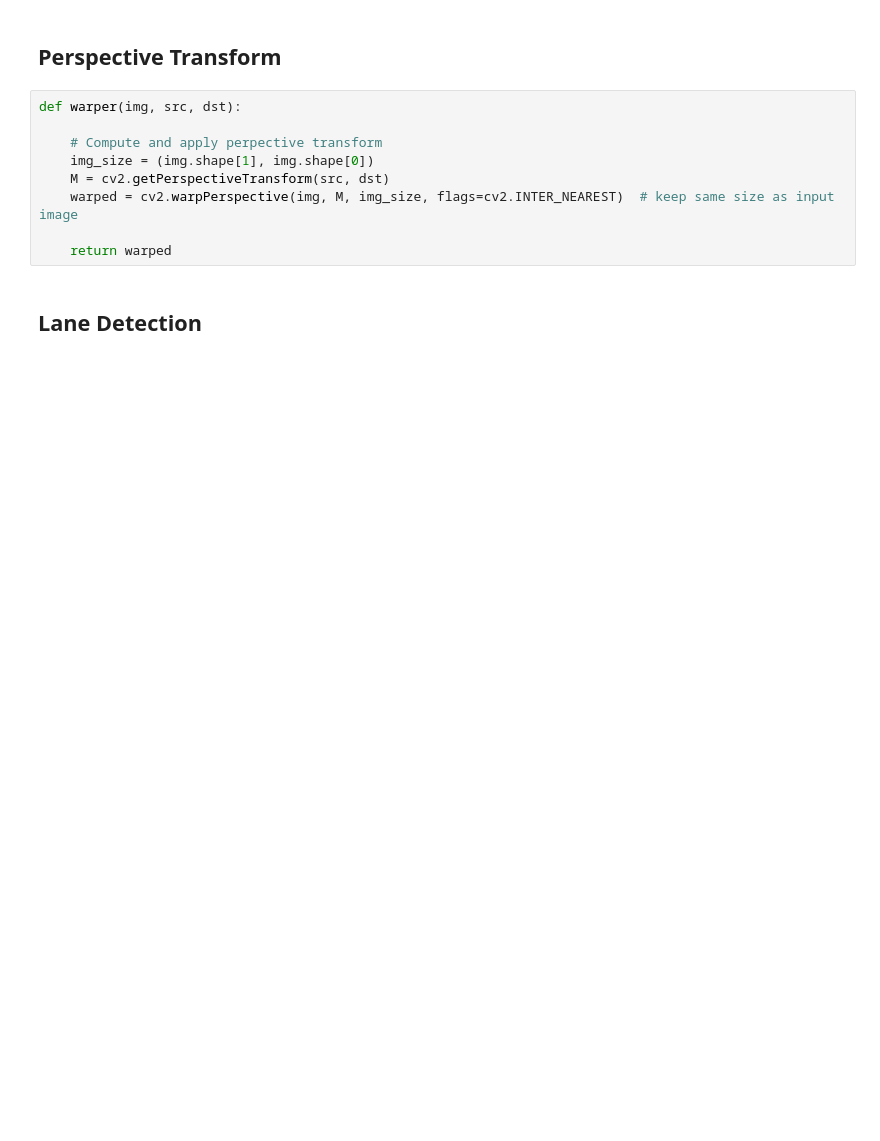
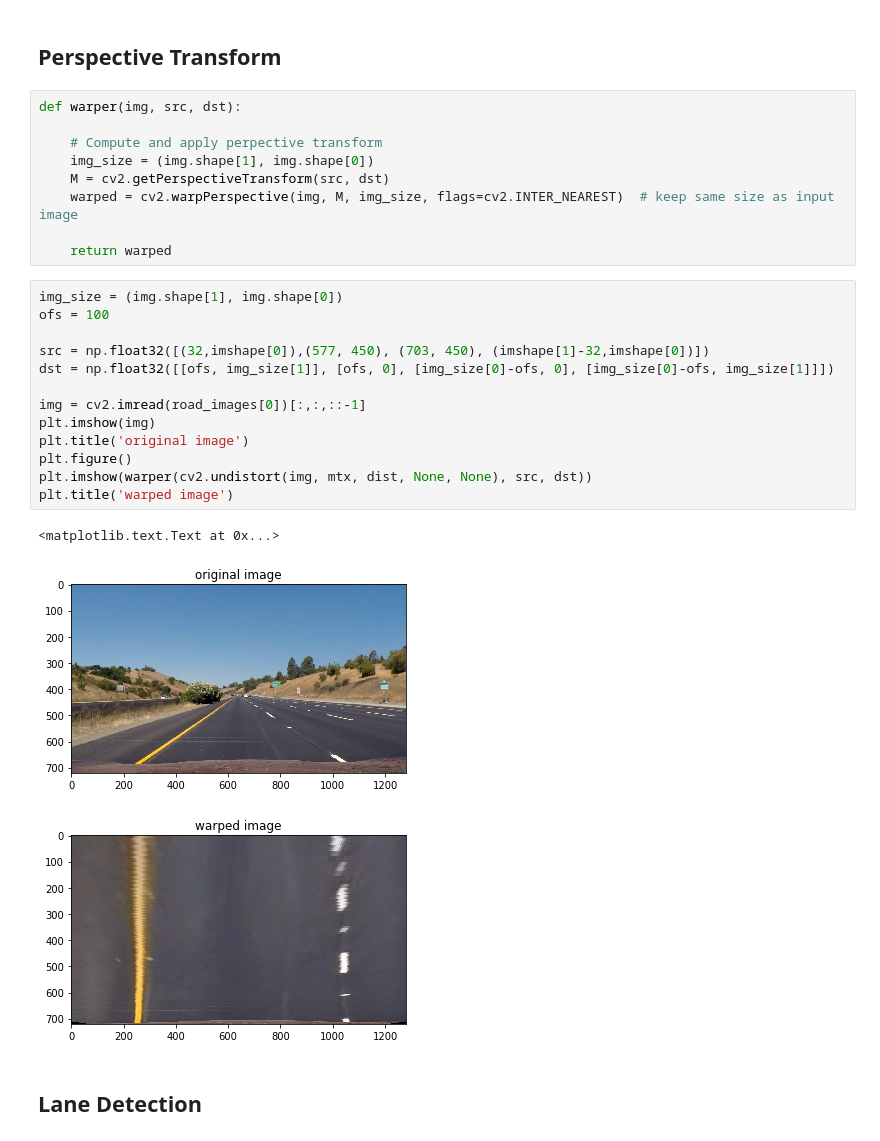
Before and after one commit to baninho/CarND-P4, a Jupyter notebook: P4.ipynb, the cells around one changed output. Saved outputs shown, nothing was run; the diff lists cells and outputs as text; blank space fills up the shorter version.

```diff
--- a/P4.ipynb
+++ b/P4.ipynb
@@ -88,5 +254,22 @@ def warper(img, src, dst):
     warped = cv2.warpPerspective(img, M, img_size, flags=cv2.INTER_NEAREST)  # keep same size as input image
 
     return warped
+# %%
+img_size = (img.shape[1], img.shape[0])
+ofs = 100
+
+src = np.float32([(32,imshape[0]),(577, 450), (703, 450), (imshape[1]-32,imshape[0])])
+dst = np.float32([[ofs, img_size[1]], [ofs, 0], [img_size[0]-ofs, 0], [img_size[0]-ofs, img_size[1]]])
+
+img = cv2.imread(road_images[0])[:,:,::-1]
+plt.imshow(img)
+plt.title('original image')
+plt.figure()
+plt.imshow(warper(cv2.undistort(img, mtx, dist, None, None), src, dst))
+plt.title('warped image')
+# %% [output]
+<matplotlib.text.Text at 0x...>
+[figure, added]
+[figure, added]
 # %% [markdown]
 ## Lane Detection
```
Also changed, not shown: parts of 22 cells of this notebook.
